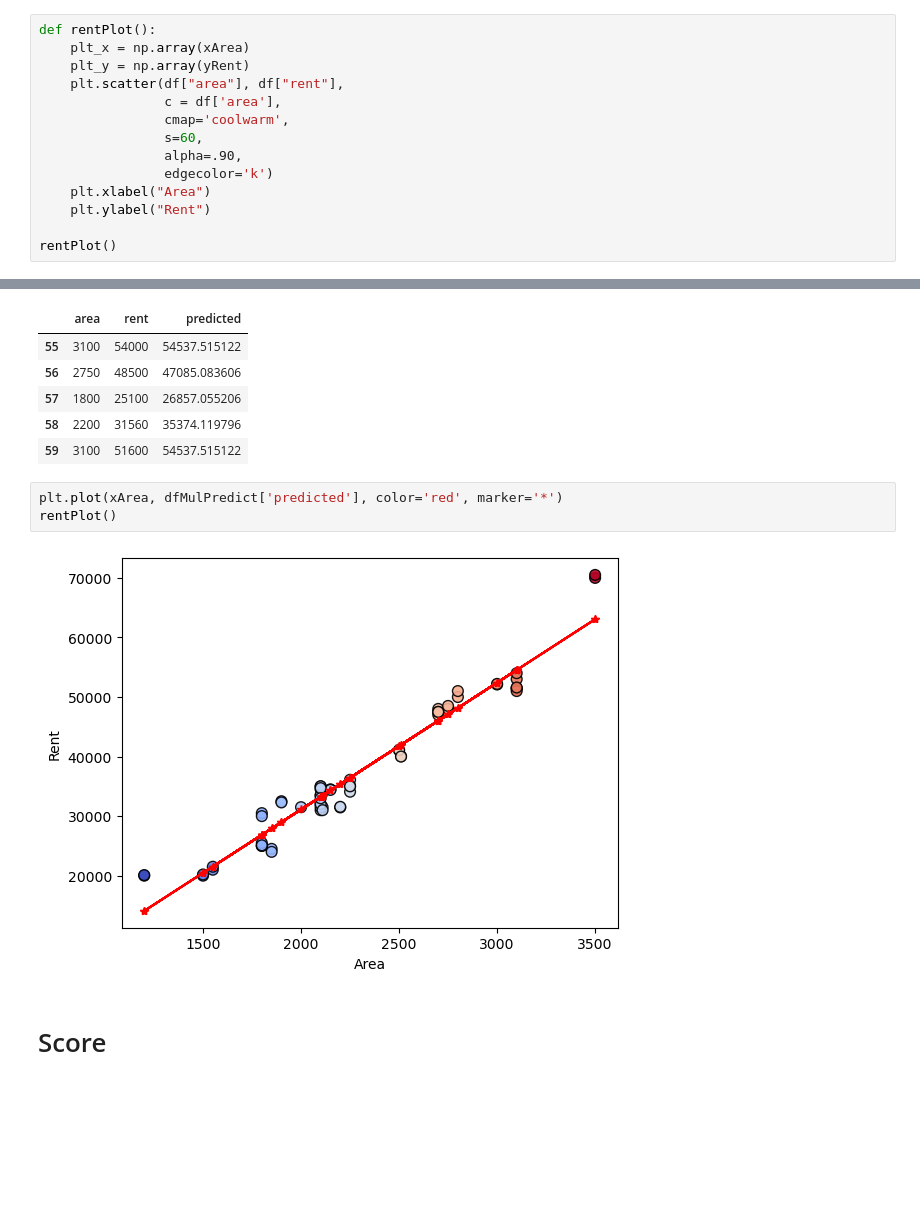
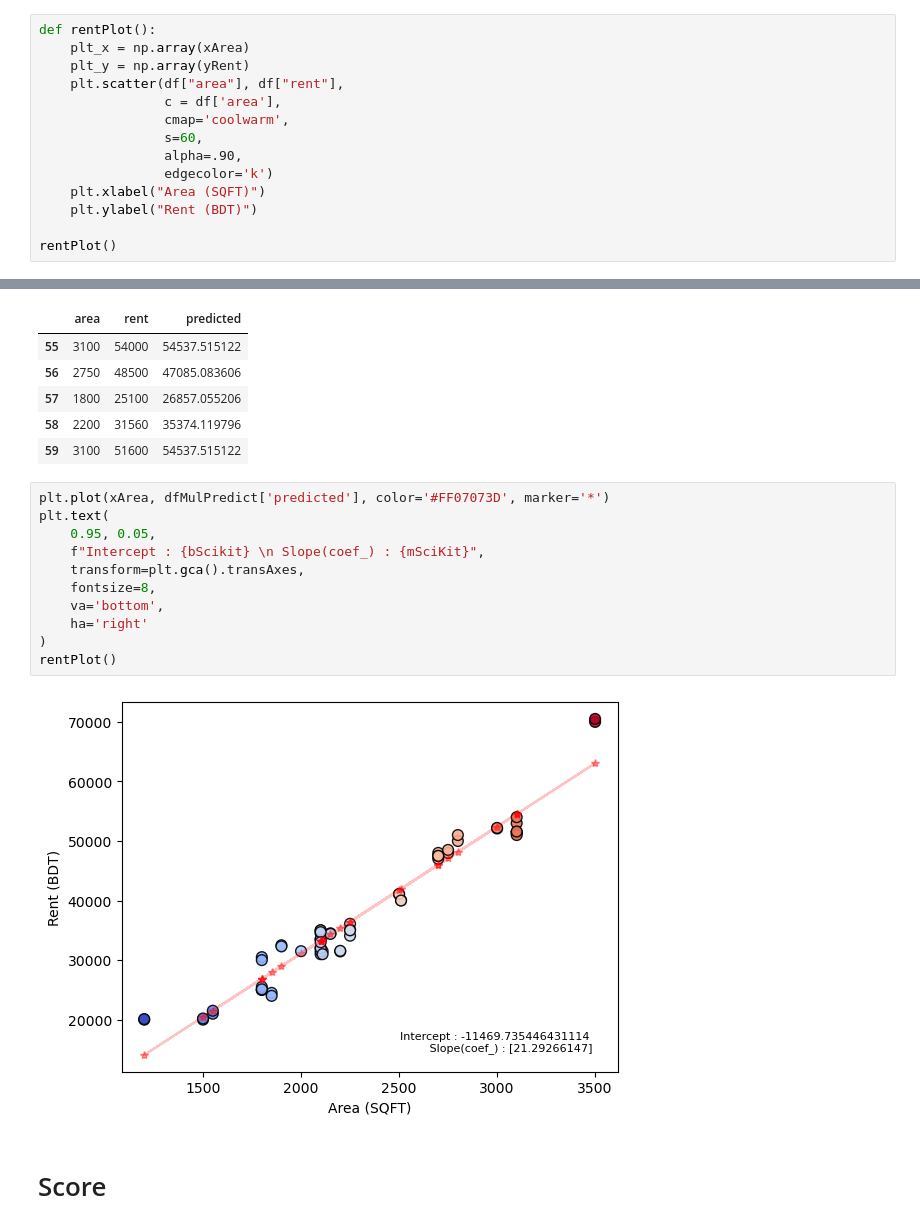
Before and after one commit to avimallik/machine_learning_workbench, a Jupyter notebook: bivariate_linear_regression/Assignment.ipynb, the cells around one changed output, grey strips where cells are left out. Drawn from its saved outputs; the diff is of its cells as text; blank space fills up the shorter version.

Commit message:
added Intercept and coef_ plot text within graph

```diff
--- a/bivariate_linear_regression/Assignment.ipynb
+++ b/bivariate_linear_regression/Assignment.ipynb
@@ -56,8 +56,8 @@ def rentPlot():
                 s=60,
                 alpha=.90,
                 edgecolor='k')
-    plt.xlabel("Area")
-    plt.ylabel("Rent")
+    plt.xlabel("Area (SQFT)")
+    plt.ylabel("Rent (BDT)")
 
 rentPlot()
 # %% [output]
@@ -239,10 +248,18 @@ dfMulPredict.tail()
 | 58 | 2200 | 31560 | 35374.119796 |
 | 59 | 3100 | 51600 | 54537.515122 |
 # %%
-plt.plot(xArea, dfMulPredict['predicted'], color='red', marker='*')
+plt.plot(xArea, dfMulPredict['predicted'], color='#FF07073D', marker='*')
+plt.text(
+    0.95, 0.05,
+    f"Intercept : {bScikit} \n Slope(coef_) : {mSciKit}",
+    transform=plt.gca().transAxes,
+    fontsize=8,
+    va='bottom',
+    ha='right'
+)
 rentPlot()
 # %% [output]
-[figure, old version]
+[figure, new version]
 # %% [markdown]
 # Score
 # %%
```
Also changed, not shown: parts of 2 cells of this notebook.
